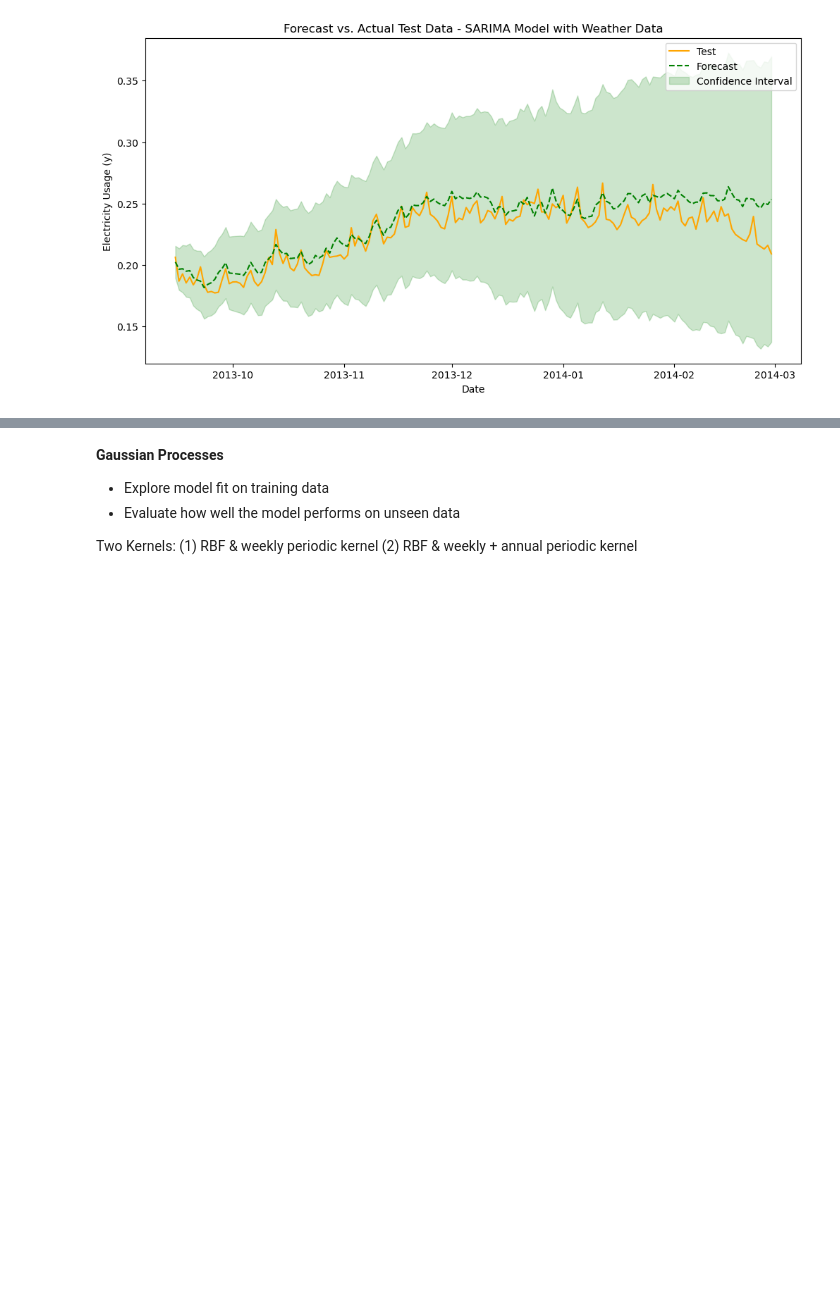
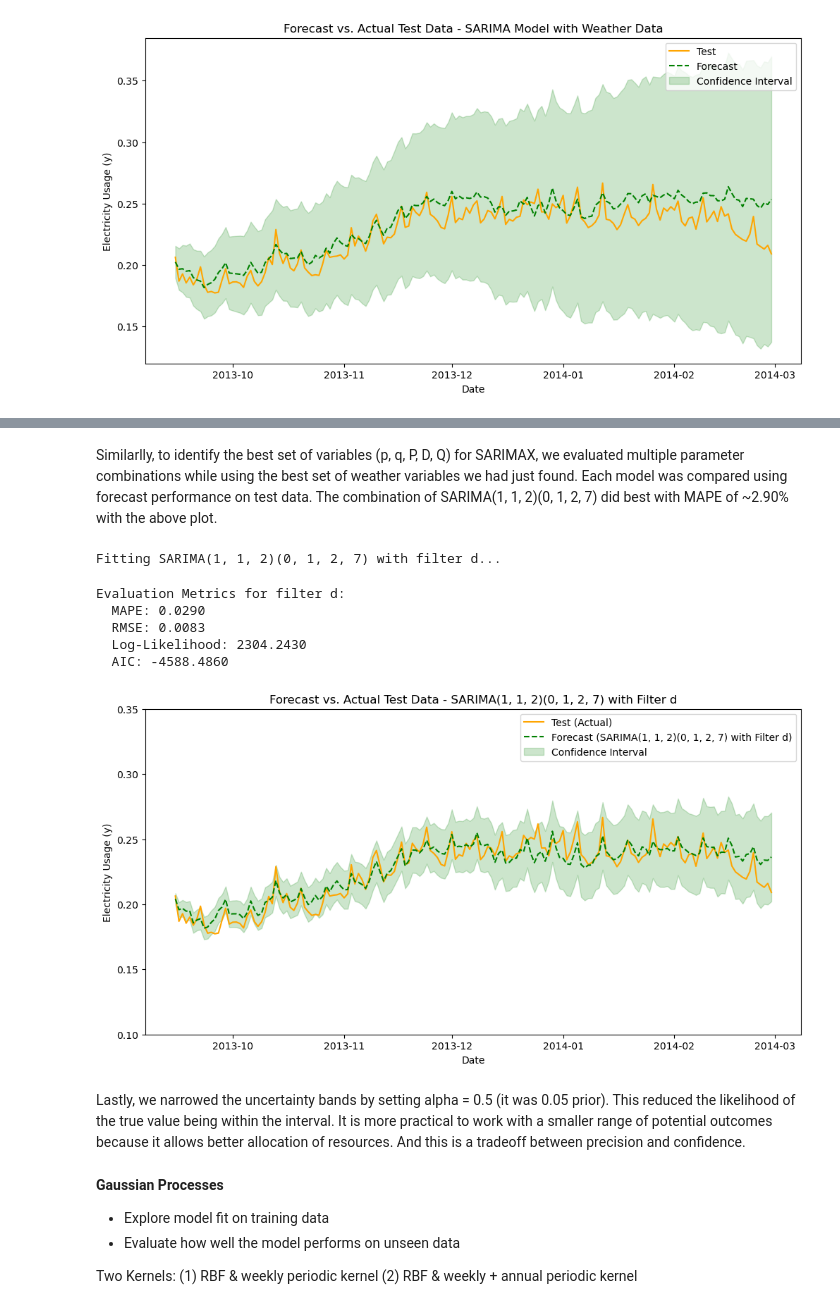
Before and after one commit to chowfi/electricity_demand_forecasting, a Jupyter notebook: notebooks/models.ipynb, the cells around one changed output, grey strips where cells are left out. Cells and saved outputs as stored; diff of their text form; code cells hidden in the pictures; blank space fills up the shorter version.

```diff
--- a/notebooks/models.ipynb
+++ b/notebooks/models.ipynb
@@ -803,3 +1119,62 @@ Next, we tried playing around with the following factors to improve this model:
+# %% [markdown]
+Similarlly, to identify the best set of variables (p, q, P, D, Q) for SARIMAX, we evaluated multiple parameter combinations while using the best set of weather variables we had just found. Each model was compared using forecast performance on test data. The combination of SARIMA(1, 1, 2)(0, 1, 2, 7) did best with MAPE of ~2.90% with the above plot.
+# %%
+print(f"Fitting SARIMA(1, 1, 2)(0, 1, 2, 7) with filter d...")
+model = SARIMAX(
+    endog=train_endog,
+    exog=weather_train_scaled,
+    order=(1, 1, 2),
+    seasonal_order=(0, 1, 2, 7),
+    enforce_stationarity=False,
+    enforce_invertibility=False,
+)
+results = model.fit(disp=False)
+
+forecast = results.get_forecast(steps=len(test_endog), exog=weather_test_scaled)
+forecast_values = forecast.predicted_mean
+conf_int = forecast.conf_int(alpha=0.5)
+
+forecast_values.index = test_endog.index
+conf_int.index = test_endog.index
+
+mape = mean_absolute_percentage_error(test_endog, forecast_values)
+rmse = np.sqrt(mean_squared_error(test_endog, forecast_values))
+aic = results.aic
+log_likelihood = results.llf
+
+print(f"Evaluation Metrics for filter d:")
+print(f"  MAPE: {mape:.4f}")
+print(f"  RMSE: {rmse:.4f}")
+print(f"  Log-Likelihood: {log_likelihood:.4f}")
+print(f"  AIC: {aic:.4f}")
+
+plt.figure(figsize=(12, 6))
+plt.plot(test_endog.index, test_endog, label='Test (Actual)', color='orange')
+plt.plot(test_endog.index, forecast_values, label='Forecast (SARIMA(1, 1, 2)(0, 1, 2, 7) with Filter d)', linestyle='--', color='green')
+plt.fill_between(
+    test_endog.index,
+    conf_int.iloc[:, 0],
+    conf_int.iloc[:, 1],
+    color='green',
+    alpha=0.2,
+    label='Confidence Interval'
+)
+plt.title("Forecast vs. Actual Test Data - SARIMA(1, 1, 2)(0, 1, 2, 7) with Filter d")
+plt.xlabel("Date")
+plt.ylabel("Electricity Usage (y)")
+plt.ylim(0.1,0.35)
+plt.legend()
+plt.show()
+# %% [output]
+Fitting SARIMA(1, 1, 2)(0, 1, 2, 7) with filter d...
+Evaluation Metrics for filter d:
+  MAPE: 0.0290
+  RMSE: 0.0083
+  Log-Likelihood: 2304.2430
+  AIC: -4588.4860
+[figure, added]
+# %% [markdown]
+Lastly, we narrowed the uncertainty bands by setting alpha = 0.5 (it was 0.05 prior). This reduced the likelihood of the true value being within the interval. It is more practical to work with a smaller range of potential outcomes because it allows better allocation of resources. And this is a tradeoff between precision and confidence.
 # %% [markdown]
 **Gaussian Processes**
 - Explore model fit on training data
```
Also changed, not shown: parts of 7 cells of this notebook.
